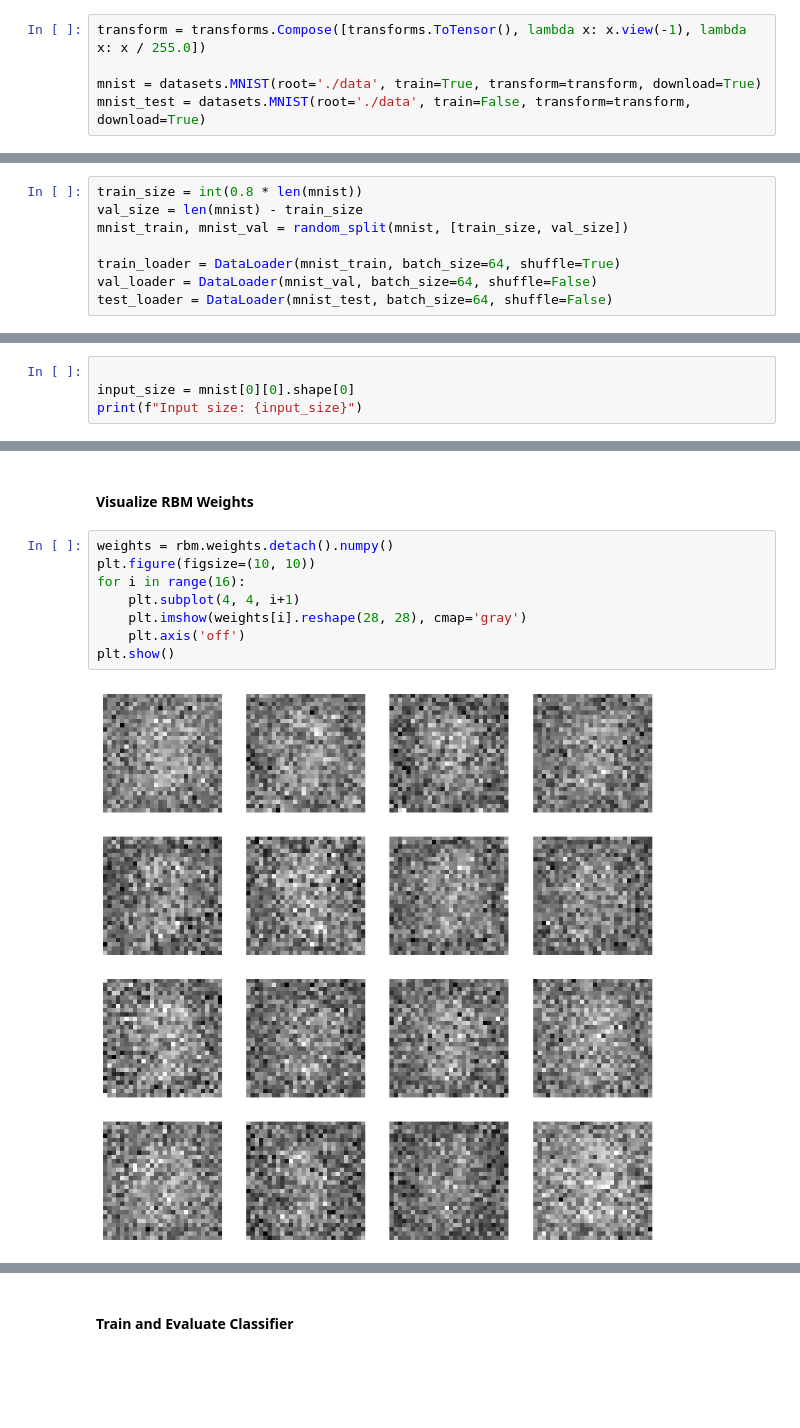
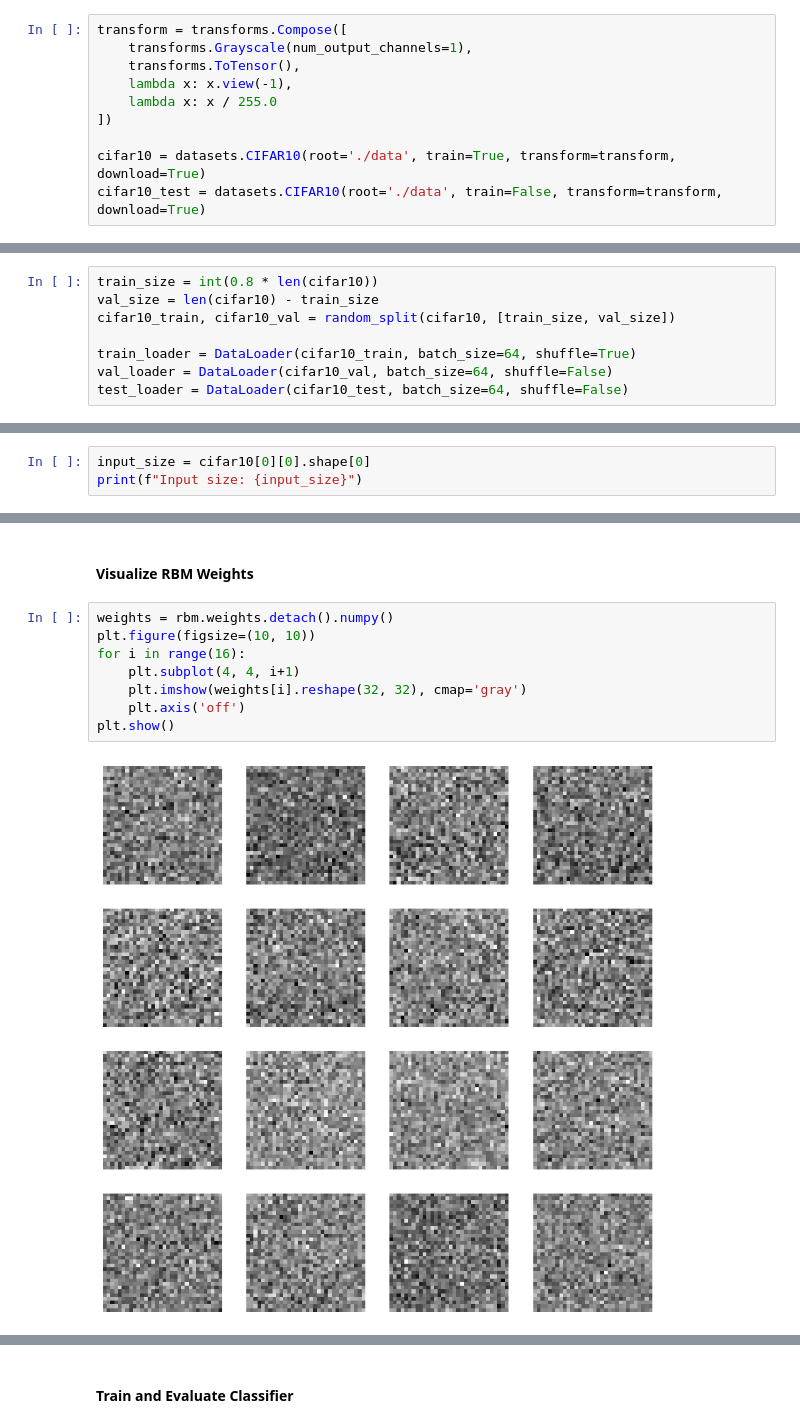
Before and after one commit to adhish-bahl/2347203_NNDL_Lab, a Jupyter notebook: 2347203_Lab9.ipynb, the cells around one changed output, grey strips where cells are left out. Drawn from its saved outputs; the diff is of its cells as text; blank space fills up the shorter version.

```diff
--- a/2347203_Lab9.ipynb
+++ b/2347203_Lab9.ipynb
@@ -17,8 +17,13 @@ torch.manual_seed(42)
 # %% [markdown]
 #### **Laoding Dataset**
 # %%
-transform = transforms.Compose([transforms.ToTensor(), lambda x: x.view(-1), lambda x: x / 255.0])
+transform = transforms.Compose([
+    transforms.Grayscale(num_output_channels=1),
+    transforms.ToTensor(),
+    lambda x: x.view(-1),
+    lambda x: x / 255.0
+])
 
-mnist = datasets.MNIST(root='./data', train=True, transform=transform, download=True)
-mnist_test = datasets.MNIST(root='./data', train=False, transform=transform, download=True)
+cifar10 = datasets.CIFAR10(root='./data', train=True, transform=transform, download=True)
+cifar10_test = datasets.CIFAR10(root='./data', train=False, transform=transform, download=True)
 # %% [output]
@@ -56,17 +32,16 @@ Extracting ./data/MNIST/raw/t10k-labels-idx1-ubyte.gz to ./data/MNIST/raw
 # %% [markdown]
 #### **Spliting training data into train and validation sets**
 # %%
-train_size = int(0.8 * len(mnist))
-val_size = len(mnist) - train_size
-mnist_train, mnist_val = random_split(mnist, [train_size, val_size])
+train_size = int(0.8 * len(cifar10))
+val_size = len(cifar10) - train_size
+cifar10_train, cifar10_val = random_split(cifar10, [train_size, val_size])
 
-train_loader = DataLoader(mnist_train, batch_size=64, shuffle=True)
-val_loader = DataLoader(mnist_val, batch_size=64, shuffle=False)
-test_loader = DataLoader(mnist_test, batch_size=64, shuffle=False)
+train_loader = DataLoader(cifar10_train, batch_size=64, shuffle=True)
+val_loader = DataLoader(cifar10_val, batch_size=64, shuffle=False)
+test_loader = DataLoader(cifar10_test, batch_size=64, shuffle=False)
 # %% [markdown]
 #### **Check the data shapes**
 # %%
-
-input_size = mnist[0][0].shape[0]
+input_size = cifar10[0][0].shape[0]
 print(f"Input size: {input_size}")
 # %% [output]
@@ -175,10 +150,10 @@ Test features shape: (10000, 128)
 # %%
 weights = rbm.weights.detach().numpy()
 plt.figure(figsize=(10, 10))
 for i in range(16):
     plt.subplot(4, 4, i+1)
-    plt.imshow(weights[i].reshape(28, 28), cmap='gray')
+    plt.imshow(weights[i].reshape(32, 32), cmap='gray')
     plt.axis('off')
 plt.show()
 # %% [output]
-[figure, old version]
+[figure, new version]
```
Also changed, not shown: parts of 9 cells of this notebook.
